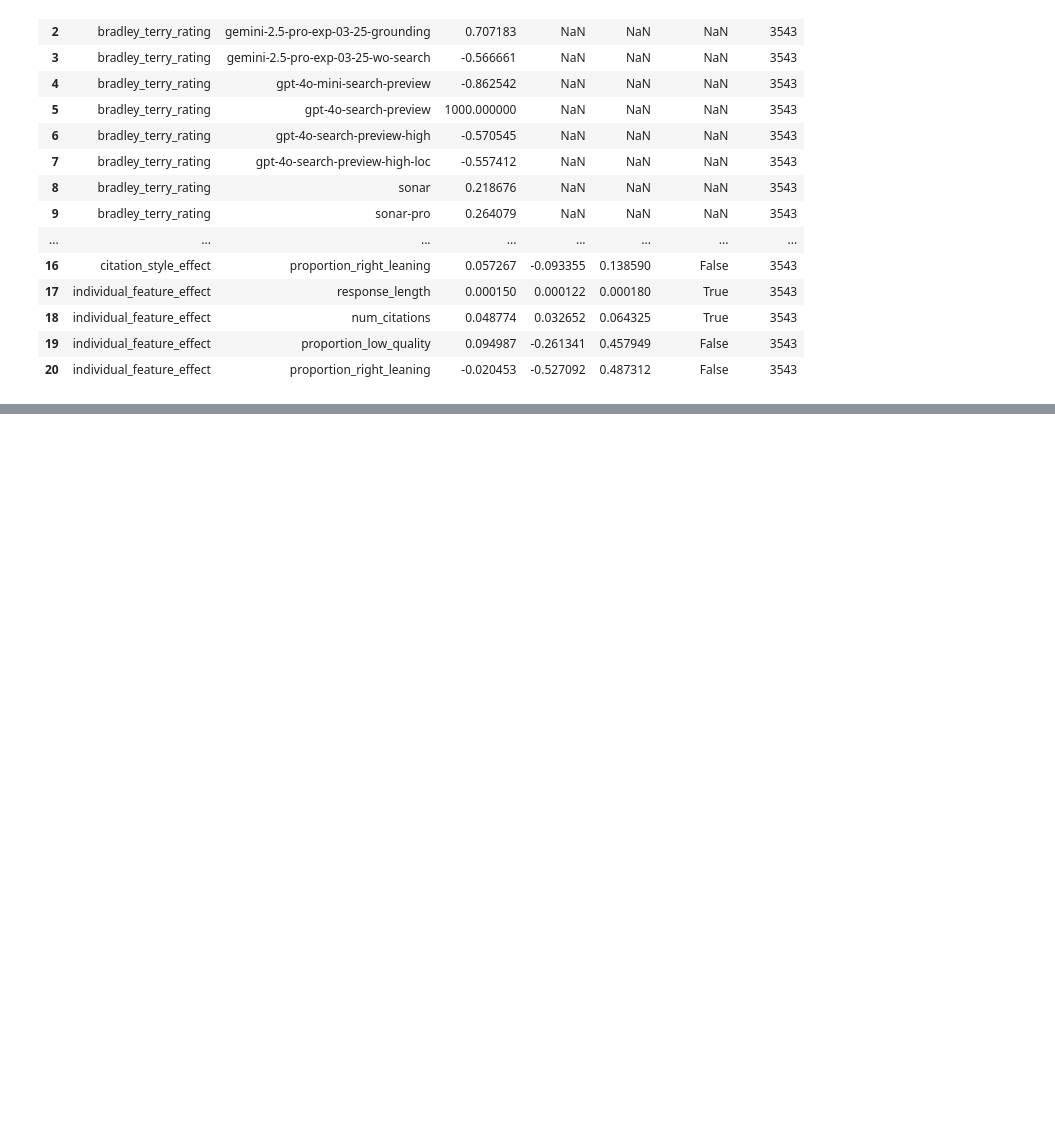
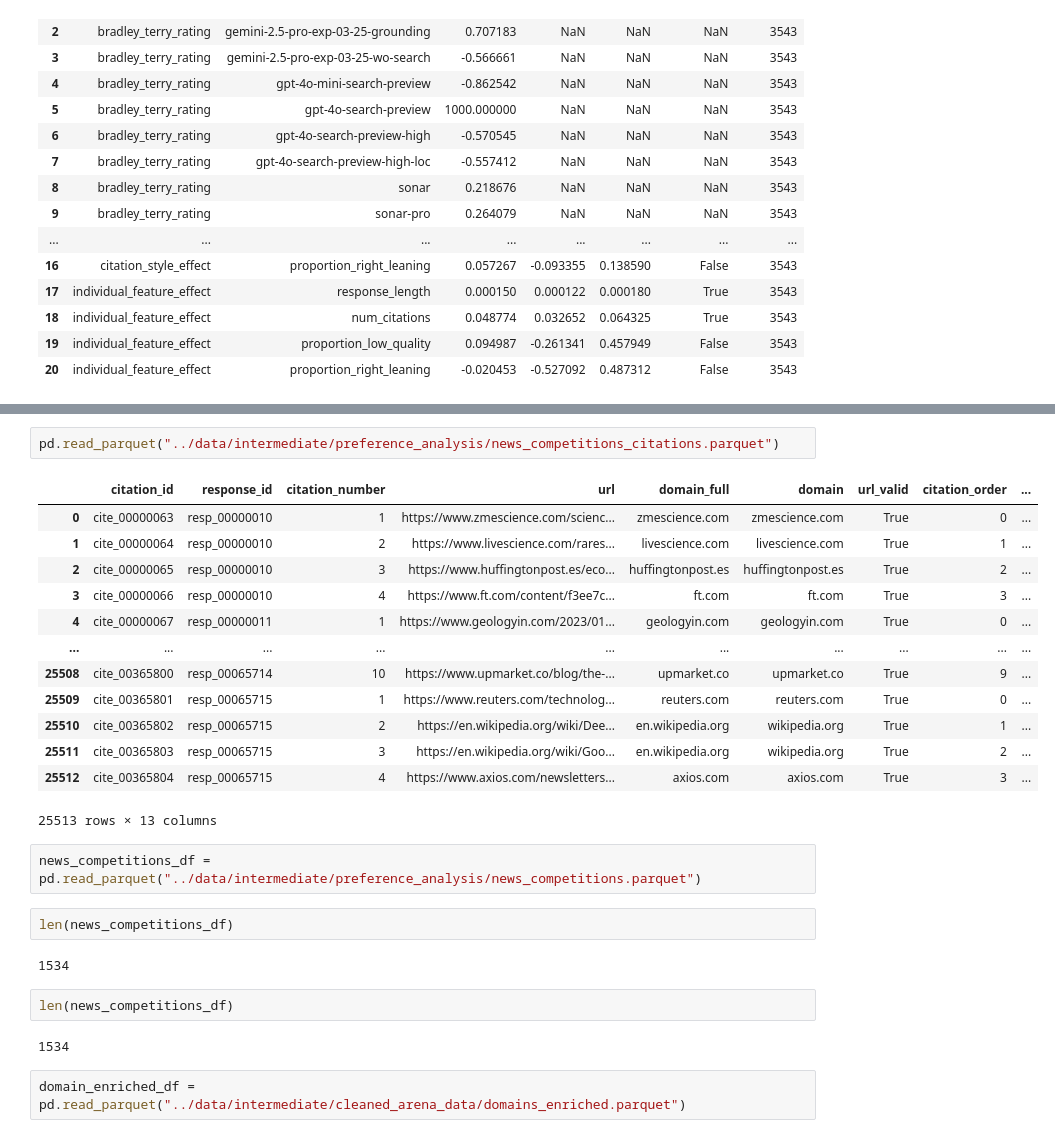
Before and after one commit to yang3kc/ai_search_arena, a Jupyter notebook: notebooks/preference_analysis.ipynb, the cells around one changed output, grey strips where cells are left out. Saved outputs shown, nothing was run; the diff lists cells and outputs as text; blank space fills up the shorter version.

```diff
--- a/notebooks/preference_analysis.ipynb
+++ b/notebooks/preference_analysis.ipynb
@@ -387,0 +478,28 @@ coeffs
+# %%
+pd.read_parquet("../data/intermediate/preference_analysis/news_competitions_citations.parquet")
+# %% [output]
+|  | citation_id | response_id | citation_number | url | domain_full | domain | url_valid | citation_order | ... |
+| 0 | cite_00000063 | resp_00000010 | 1 | https://www.zmescience.com/scienc... | zmescience.com | zmescience.com | True | 0 | ... |
+| 1 | cite_00000064 | resp_00000010 | 2 | https://www.livescience.com/rares... | livescience.com | livescience.com | True | 1 | ... |
+| 2 | cite_00000065 | resp_00000010 | 3 | https://www.huffingtonpost.es/eco... | huffingtonpost.es | huffingtonpost.es | True | 2 | ... |
+| 3 | cite_00000066 | resp_00000010 | 4 | https://www.ft.com/content/f3ee7c... | ft.com | ft.com | True | 3 | ... |
+| 4 | cite_00000067 | resp_00000011 | 1 | https://www.geologyin.com/2023/01... | geologyin.com | geologyin.com | True | 0 | ... |
+| ... | ... | ... | ... | ... | ... | ... | ... | ... | ... |
+| 25508 | cite_00365800 | resp_00065714 | 10 | https://www.upmarket.co/blog/the-... | upmarket.co | upmarket.co | True | 9 | ... |
+| 25509 | cite_00365801 | resp_00065715 | 1 | https://www.reuters.com/technolog... | reuters.com | reuters.com | True | 0 | ... |
+| 25510 | cite_00365802 | resp_00065715 | 2 | https://en.wikipedia.org/wiki/Dee... | en.wikipedia.org | wikipedia.org | True | 1 | ... |
+| 25511 | cite_00365803 | resp_00065715 | 3 | https://en.wikipedia.org/wiki/Goo... | en.wikipedia.org | wikipedia.org | True | 2 | ... |
+| 25512 | cite_00365804 | resp_00065715 | 4 | https://www.axios.com/newsletters... | axios.com | axios.com | True | 3 | ... |
+25513 rows × 13 columns
+# %%
+news_competitions_df = pd.read_parquet("../data/intermediate/preference_analysis/news_competitions.parquet")
+# %%
+len(news_competitions_df)
+# %% [output]
+1534
+# %%
+len(news_competitions_df)
+# %% [output]
+1534
+# %%
+domain_enriched_df = pd.read_parquet("../data/intermediate/cleaned_arena_data/domains_enriched.parquet")
```
Also changed, not shown: parts of 22 cells of this notebook, 1 other file.
